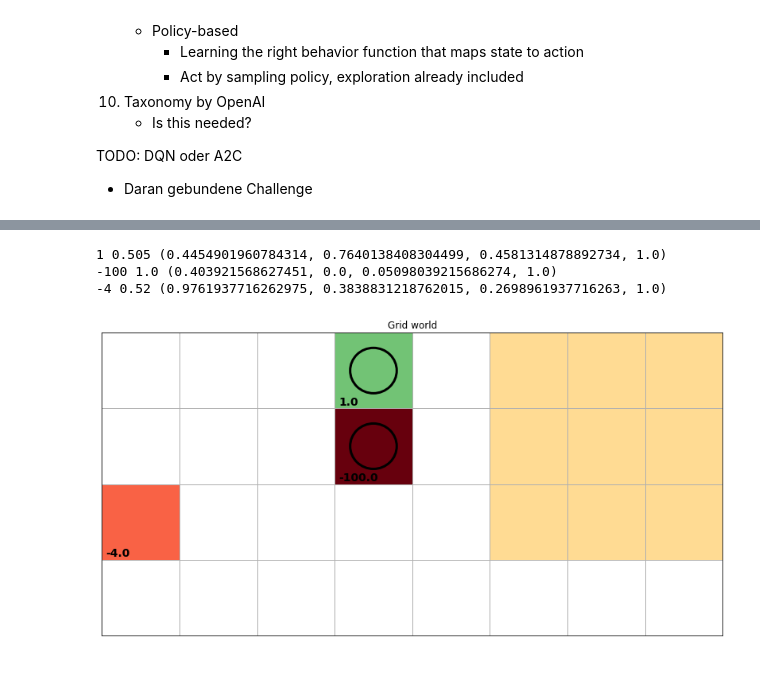
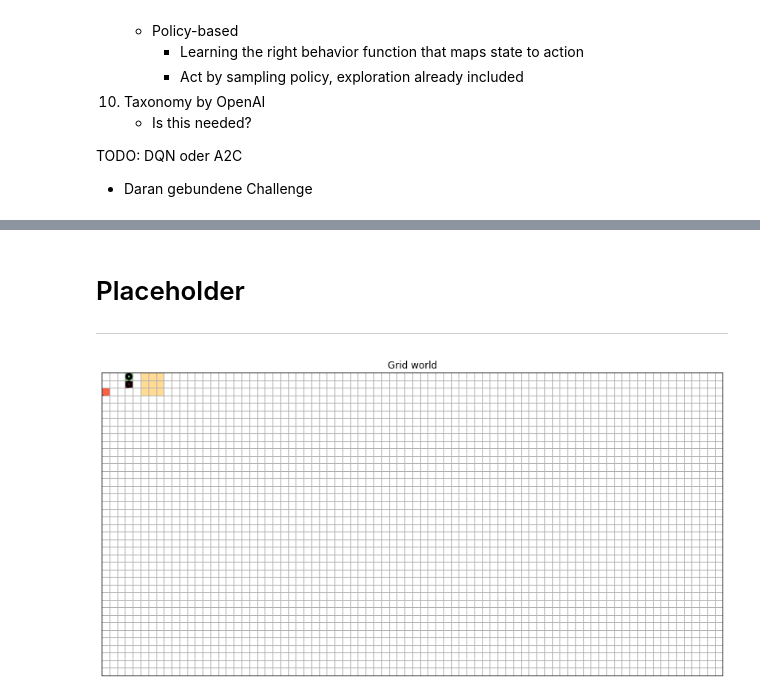
Before and after one commit to nkiehne/jupyter-notebooks, a Jupyter notebook: Intro Reinforcement Learning.ipynb, the cells around one changed output, grey strips where cells are left out. Drawn from its saved outputs; the diff is of its cells as text; code cells hidden in the pictures; blank space fills up the shorter version.

```diff
--- a/Intro Reinforcement Learning.ipynb
+++ b/Intro Reinforcement Learning.ipynb
@@ -177,6 +180,10 @@ class Gridworld():
             k = i*self.w+j
             self.r[:, k, :] = 0
 
+        # should staying on cells still give the associated rewards?
+        for i in range(self.num_actions):
+            np.fill_diagonal(self.r[i],0)
+
     def simulate_move(self, move, state):
         if self._is_blocked(state): return state
         if self._is_terminal(state):
@@ -185,6 +192,18 @@ class Gridworld():
         if self._is_blocked(nm):
             return state
         return nm
+
+    def solve(self, discount=0.99, verbose=False):
+        '''
+        Solves the underlying MDP using Policy Iteration
+        Returns an object with the optimal policy. See
+        `mdp.PolicyIteration` doc for details.
+        '''
+        vi = mdp.PolicyIteration(self.p, self.r, discount)
+        if verbose:
+            vi.setVerbose()
+        vi.run()
+        return vi
 
     def _is_blocked(self, cy, cx=None):
         # cx: position along grid width
@@ -235,6 +254,7 @@ class Gridworld():
             plt.gca().add_patch(rect)
 
     def _plot_rewards(self, resize_factor):
+        if len(self.cell_rewards) == 0: return
 
         neg_cm = plt.get_cmap("Reds")
         pos_cm = plt.get_cmap("Greens")
@@ -250,11 +270,10 @@ class Gridworld():
                 r_norm = 1.0 - r_norm
                 cm = neg_cm
             col = cm(r_norm)
-            print(r, r_norm, col)
             rect = patches.Rectangle((j,i),1,1, zorder=1, color=col)
             plt.gca().add_patch(rect)
 
-    def plot(self, policy=None, start=None, height=None, width=None):
+    def plot(self, policy=None, height=None, width=None):
         if height is None and width is None:
             height = self.h
             width = self.w
@@ -346,42 +575,42 @@ DQN oder A2C
+# %% [markdown]
+# Placeholder
+***
 # %%
-w=8; h=4; rho=0.7; step_reward=0.04;
+w=80; h=40; rho=1.0; step_reward=-0.04;
 
 actions = np.array([
     [-1,0], # UP
-    [1,0], # DOWN
+    #[1,0], # DOWN
     [0,-1], # Left
     [0,1], # Right
 ])
 cell_rewards={
     (0,3): 1,
     (1,3): -100,
     #(1,6): 1,
     (2,0): -4,
 }
 terminal_states=[
     [0,3],
     [1,3],
 ]
 blocked=[
     [0,5],
     [1,5],
     [2,5],
     [0,6],
     [1,6],
     [2,6],
     [0,7],
     [1,7],
     [2,7],
 ]
 
 gw  = Gridworld(w=w, h=h, rho=rho, step_reward=step_reward,
                 cell_rewards=cell_rewards, actions=actions,
                 terminal_states=terminal_states, blocked_cells=blocked)
 gw.plot(height=7)
 # %% [output]
-1 0.505 (0.4454901960784314, 0.7640138408304499, 0.4581314878892734, 1.0)
--100 1.0 (0.403921568627451, 0.0, 0.05098039215686274, 1.0)
--4 0.52 (0.9761937716262975, 0.3838831218762015, 0.2698961937716263, 1.0)
-[figure, old version]
+[figure, new version]
 # %%
 #vi = mdp.ValueIteration(gw.p, gw.r, 0.9, max_iter=1e5)
```
Also changed, not shown: parts of 53 cells of this notebook.
